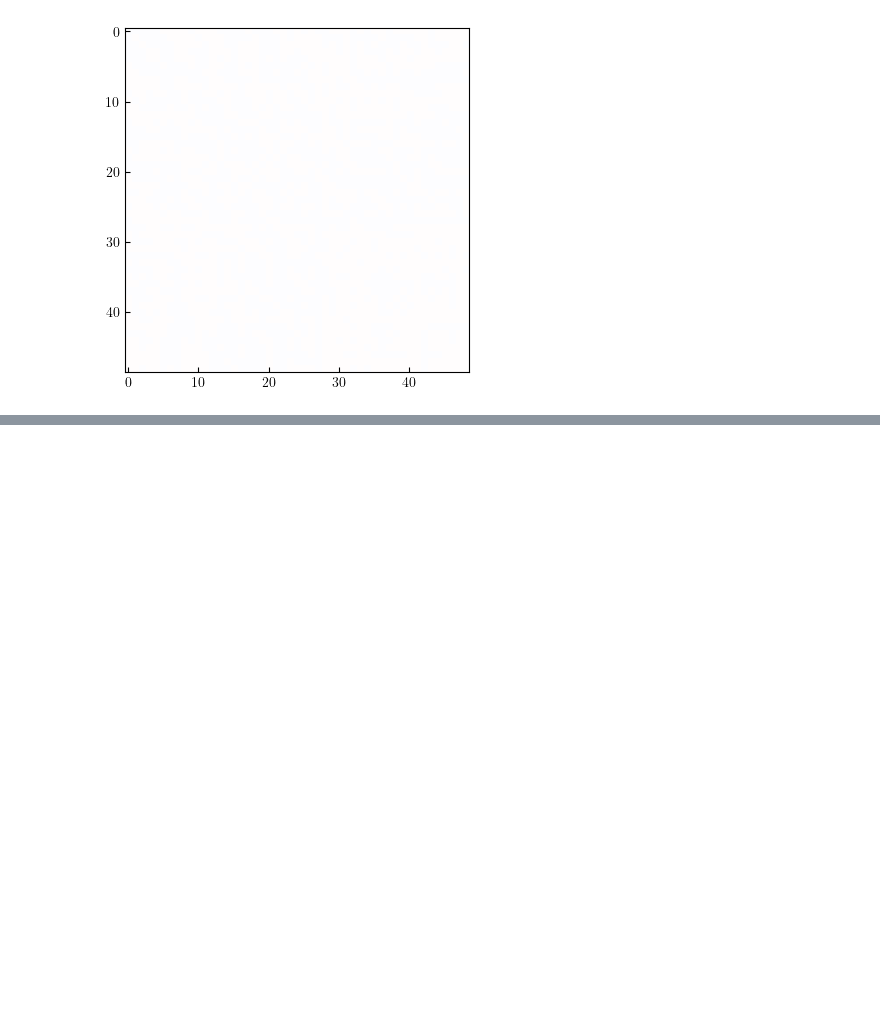
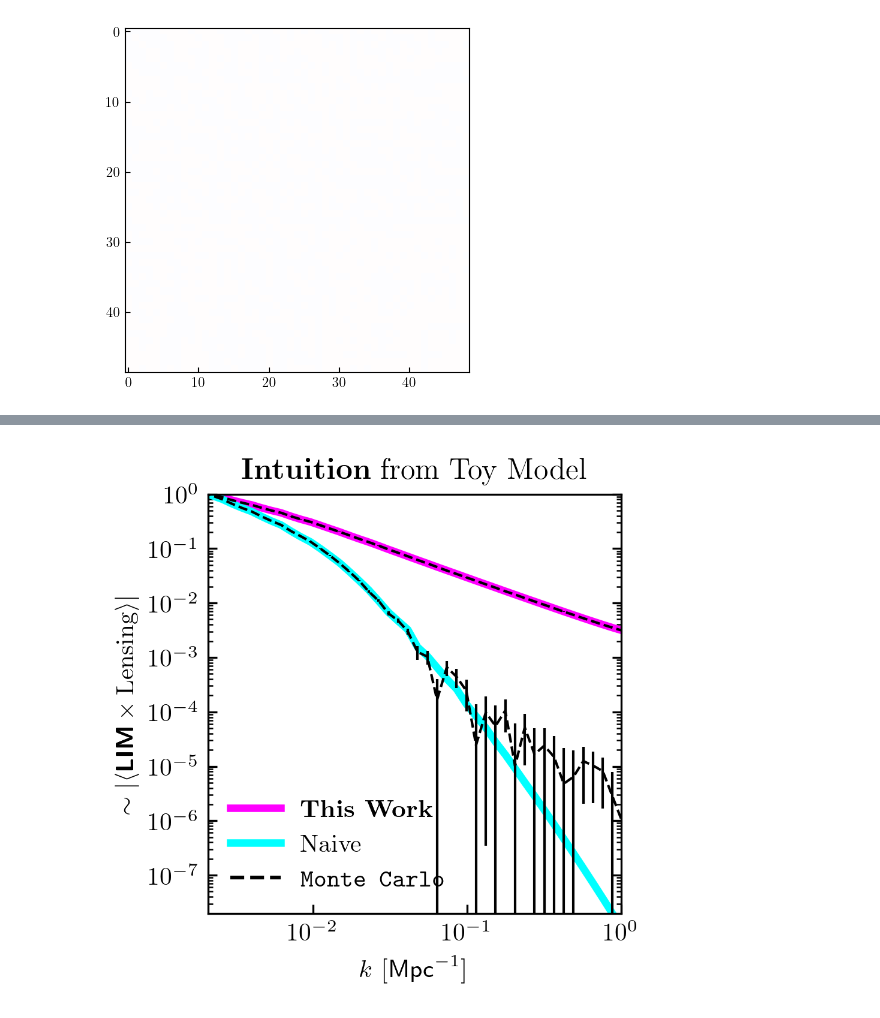
Before and after one commit to DelonShen/LIMxCMBL, a Jupyter notebook: 015.003.2025-05-09.toy-model-viz.ipynb, the cells around one changed output, grey strips where cells are left out. Saved outputs shown, nothing was run; the diff lists cells and outputs as text; code cells hidden in the pictures; blank space fills up the shorter version.

```diff
--- a/015.003.2025-05-09.toy-model-viz.ipynb
+++ b/015.003.2025-05-09.toy-model-viz.ipynb
@@ -329,0 +364,54 @@ plt.savefig('figures/015.003.pdf', bbox_inches = 'tight')
+# %%
+fig, axs = plt.subplots(nrows=1, ncols=1, sharex=True, figsize=(3,3), dpi=300)
+axs = [axs]
+axs[0].set_title(r'\textbf{Intuition} from Toy Model')
+
+# <Ik> plot
+def _plot(x, y, **params):
+    axs[0].plot(x, jnp.abs(y/y[1]), **params)
+    # axs[0].scatter(x, jnp.abs(y/binned_Ik_kappa[0]))
+
+_plot(k_bin_centers, binned_Ik_kappa,
+         label=r'\textbf{This Work}', c=LC_k, lw=3)
+
+_plot(k_bin_centers, binned_Ik_kappa_noLC,
+         label='Naive', c=nLC_color, lw=nLC_lw, ls='-')
+
+axs[0].errorbar(k_bin_centers, jnp.abs(measured_spectra['estimated_LC_Ik'])/np.abs(binned_Ik_kappa)[1],
+                    yerr=jnp.abs(jnp.sqrt(measured_spectra['estimated_LC_Ik_MSE']))/np.abs(binned_Ik_kappa)[1],
+                    lw=1,
+                    ls='--', c=color[_type])
+
+
+axs[0].errorbar(k_bin_centers, jnp.abs(measured_spectra['estimated_nLC_Ik'])/np.abs(binned_Ik_kappa_noLC)[1],
+                    yerr=jnp.abs(jnp.sqrt(measured_spectra['estimated_nLC_Ik_MSE']))/np.abs(binned_Ik_kappa_noLC)[1],
+                    lw=1,
+                    ls='--', c=color[_type])
+
+
+axs[0].plot([-100, -99, ], [-1000000, -1000000], c='k', ls='--', label=r'\texttt{Monte Carlo}')
+
+# axs[0].set_yscale('symlog', linthresh=1e-2)
+# axs[0].set_ylim(0, 1)
+
+axs[0].set_yscale('log')
+
+_idxs = jnp.where(k_bin_centers <= 1e0)
+axs[0].set_ylim(jnp.min(jnp.abs(binned_Ik_kappa_noLC[_idxs] / binned_Ik_kappa_noLC[1])), 1e0)
+
+axs[0].set_ylabel(r'$\sim |\langle \textbf{\textsf{LIM}}\times \rm{Lensing}\rangle|$')
+axs[0].set_xlabel(r'$k$ [${\sf Mpc}^{-1}$]')
+
+for ax in axs:
+    ax.tick_params(axis='x', which='minor', bottom=False)
+    ax.tick_params(axis='y', which='both', right=True)
+
+plt.xscale('log')
+plt.xlim(k_bin_centers[1], 1e0)
+
+# axs[0].legend(frameon=False)
+axs[0].legend(frameon=False, loc='lower left')
+
+# plt.savefig('figures/015.003.pdf', bbox_inches = 'tight')
+# %% [output]
+[figure, added]
```
Also changed, not shown: parts of 5 cells of this notebook, 1 other file.
